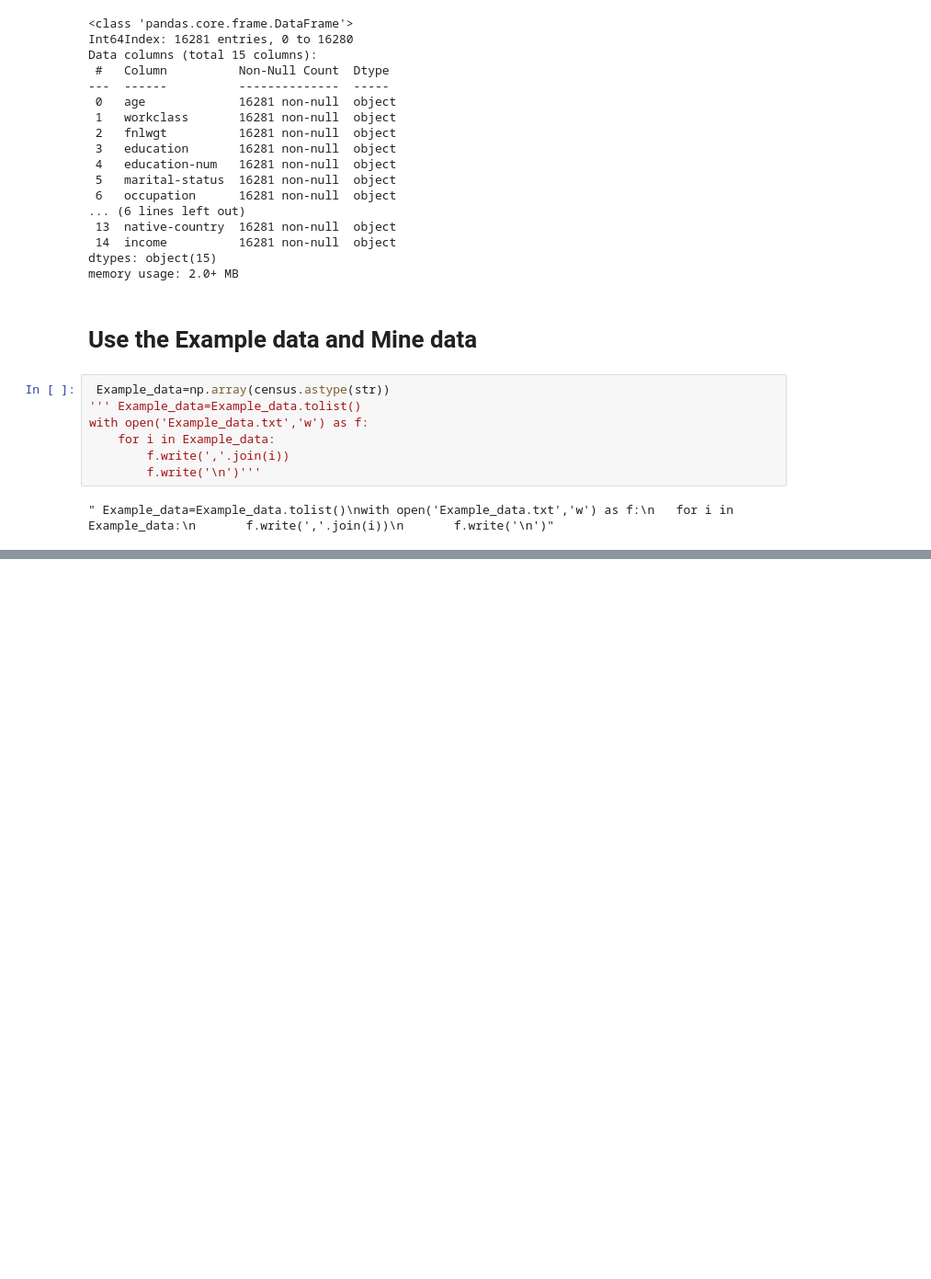
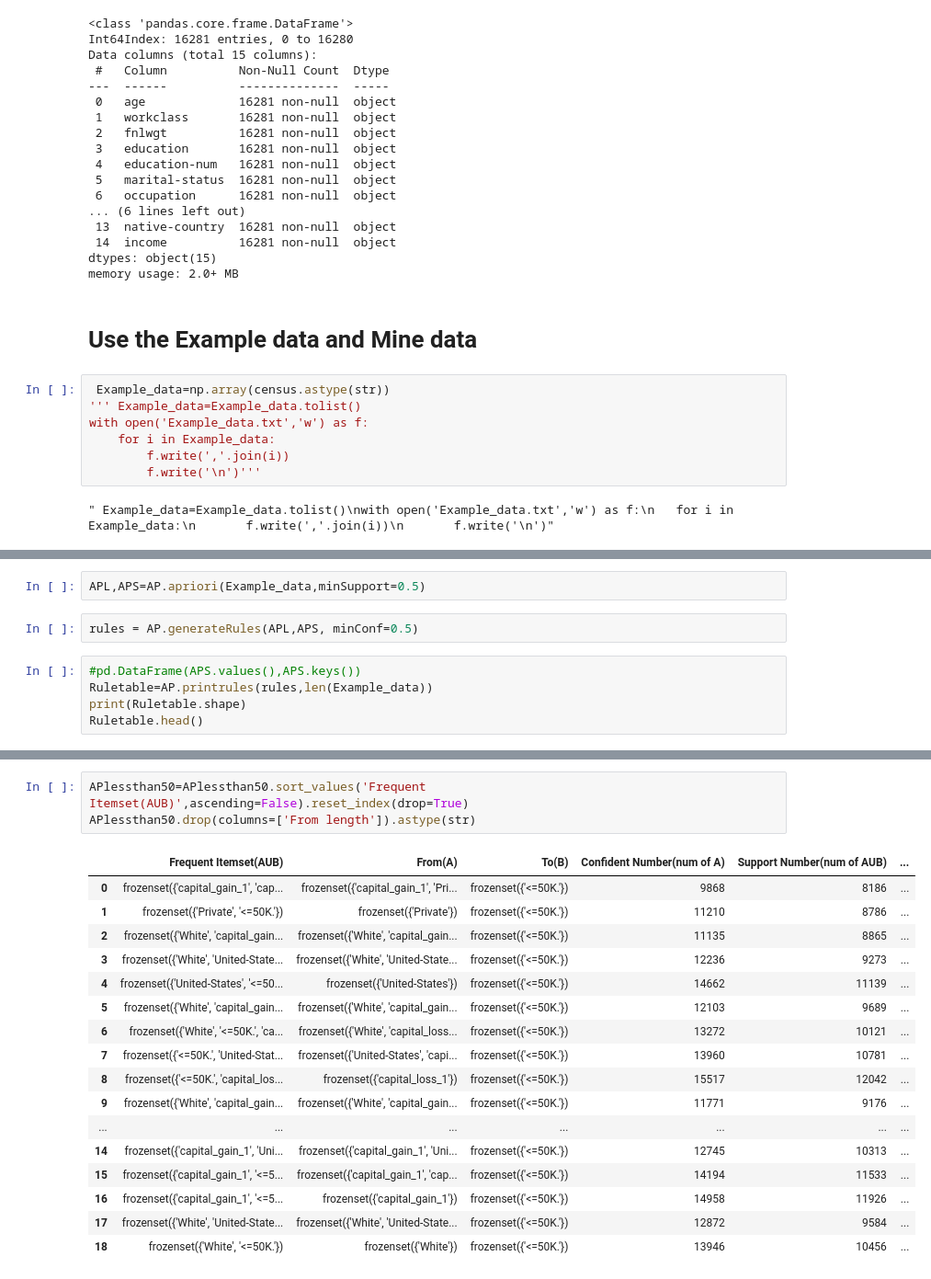
Before and after one commit to wlwlct/FP-and-APRIORI, a Jupyter notebook: Notebook Report.ipynb, the cells around one changed output, grey strips where cells are left out. Shown: that part at 92% size. Cells and saved outputs as stored; diff of their text form; blank space fills up the shorter version.

```diff
--- a/Notebook Report.ipynb
+++ b/Notebook Report.ipynb
@@ -177,0 +182,9 @@ import MineApriori
+# %%
+APL,APS=AP.apriori(Example_data,minSupport=0.5)
+# %%
+rules = AP.generateRules(APL,APS, minConf=0.5)
+# %%
+#pd.DataFrame(APS.values(),APS.keys())
+Ruletable=AP.printrules(rules,len(Example_data))
+print(Ruletable.shape)
+Ruletable.head()
@@ -177,0 +207,21 @@ import MineApriori
+# %%
+APlessthan50=APlessthan50.sort_values('Frequent Itemset(AUB)',ascending=False).reset_index(drop=True)
+APlessthan50.drop(columns=['From length']).astype(str)
+# %% [output]
+|  | Frequent Itemset(AUB) | From(A) | To(B) | Confident Number(num of A) | Support Number(num of AUB) | ... |
+| 0 | frozenset({'capital_gain_1', 'cap... | frozenset({'capital_gain_1', 'Pri... | frozenset({'<=50K.'}) | 9868 | 8186 | ... |
+| 1 | frozenset({'Private', '<=50K.'}) | frozenset({'Private'}) | frozenset({'<=50K.'}) | 11210 | 8786 | ... |
+| 2 | frozenset({'White', 'capital_gain... | frozenset({'White', 'capital_gain... | frozenset({'<=50K.'}) | 11135 | 8865 | ... |
+| 3 | frozenset({'White', 'United-State... | frozenset({'White', 'United-State... | frozenset({'<=50K.'}) | 12236 | 9273 | ... |
+| 4 | frozenset({'United-States', '<=50... | frozenset({'United-States'}) | frozenset({'<=50K.'}) | 14662 | 11139 | ... |
+| 5 | frozenset({'White', 'capital_gain... | frozenset({'White', 'capital_gain... | frozenset({'<=50K.'}) | 12103 | 9689 | ... |
+| 6 | frozenset({'White', '<=50K.', 'ca... | frozenset({'White', 'capital_loss... | frozenset({'<=50K.'}) | 13272 | 10121 | ... |
+| 7 | frozenset({'<=50K.', 'United-Stat... | frozenset({'United-States', 'capi... | frozenset({'<=50K.'}) | 13960 | 10781 | ... |
+| 8 | frozenset({'<=50K.', 'capital_los... | frozenset({'capital_loss_1'}) | frozenset({'<=50K.'}) | 15517 | 12042 | ... |
+| 9 | frozenset({'White', 'capital_gain... | frozenset({'White', 'capital_gain... | frozenset({'<=50K.'}) | 11771 | 9176 | ... |
+| ... | ... | ... | ... | ... | ... | ... |
+| 14 | frozenset({'capital_gain_1', 'Uni... | frozenset({'capital_gain_1', 'Uni... | frozenset({'<=50K.'}) | 12745 | 10313 | ... |
+| 15 | frozenset({'capital_gain_1', '<=5... | frozenset({'capital_gain_1', 'cap... | frozenset({'<=50K.'}) | 14194 | 11533 | ... |
+| 16 | frozenset({'capital_gain_1', '<=5... | frozenset({'capital_gain_1'}) | frozenset({'<=50K.'}) | 14958 | 11926 | ... |
+| 17 | frozenset({'White', 'United-State... | frozenset({'White', 'United-State... | frozenset({'<=50K.'}) | 12872 | 9584 | ... |
+| 18 | frozenset({'White', '<=50K.'}) | frozenset({'White'}) | frozenset({'<=50K.'}) | 13946 | 10456 | ... |
```
Also changed, not shown: parts of 15 cells of this notebook, 1 other file.
